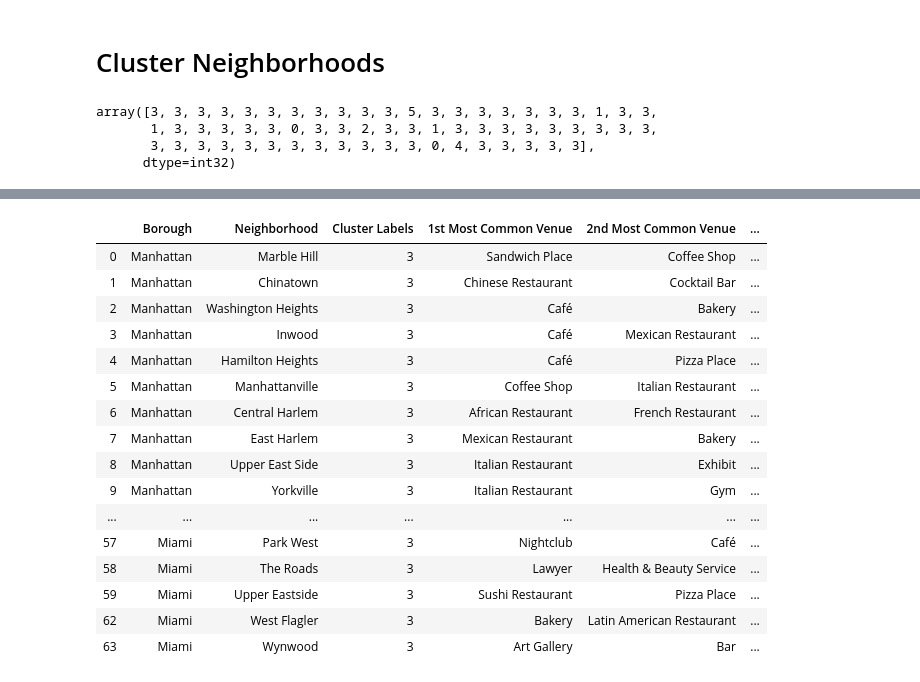
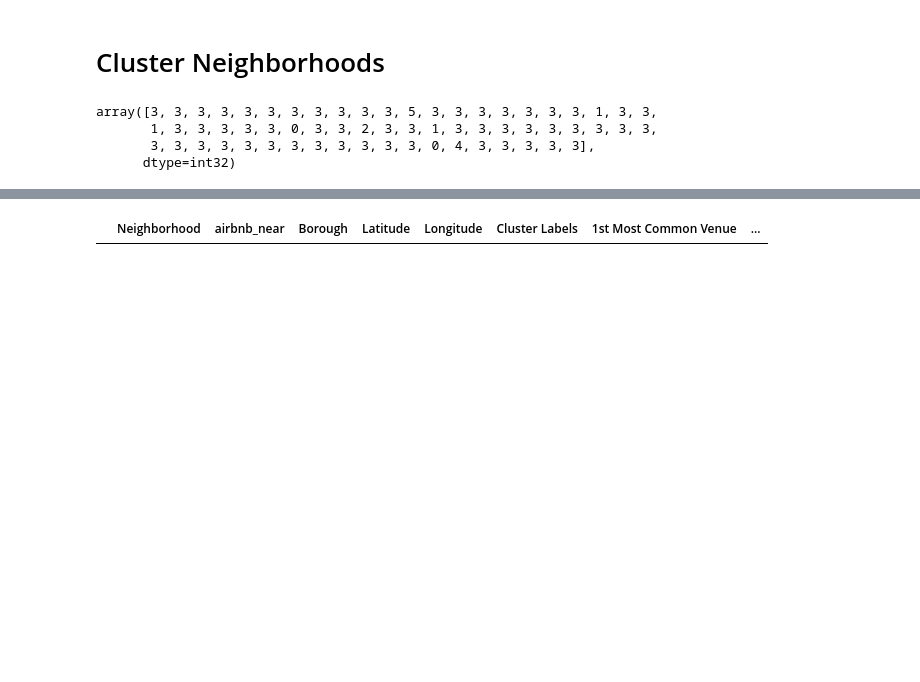
Before and after one commit to beltrewilton/Coursera_Capstone_DS_Final, a Jupyter notebook: notebooks/VenuesPopularityDataAnalysisofNewYork-Copy1.ipynb, the cells around one changed output, grey strips where cells are left out. Saved outputs shown, nothing was run; the diff lists cells and outputs as text; code cells hidden in the pictures; blank space fills up the shorter version.

```diff
--- a/notebooks/VenuesPopularityDataAnalysisofNewYork-Copy1.ipynb
+++ b/notebooks/VenuesPopularityDataAnalysisofNewYork-Copy1.ipynb
@@ -379,0 +368,4 @@ nyc_miami_venues.head(10)
+# %%
+# pd.merge(A_df, B_df,  how='left', left_on=['A_c1','c2'], right_on = ['B_c1','c2'])
+venues_airbnb_rel = pd.merge(nyc_miami_venues_airbnb, airbnb_grouped,  how='left', left_on=['Venue Latitude','Venue Longitude'], right_on = ['venue_latitude','venue_longitude'])
+venues_airbnb_rel.head()
@@ -408,9 +453,10 @@ There are 335 uniques categories.
 # Analyze Each Neighborhood --------------
 # one hot encoding
 nyc_miami_onehot = pd.get_dummies(nyc_miami_venues[['Venue Category']], prefix="", prefix_sep="")
-
+# print(list(nyc_miami_onehot.columns))
 nyc_miami_onehot.drop('Neighborhood', axis=1, inplace=True)
 # with method DataFrame.insert may resume some task.
-nyc_miami_onehot.insert(0, 'Neighborhood', nyc_miami_venues['Neighborhood'])
+nyc_miami_onehot.insert(0, 'Neighborhood', venues_airbnb_rel['Neighborhood'])
+nyc_miami_onehot.insert(1, 'airbnb_near', venues_airbnb_rel['airbnb_near'])
 nyc_miami_onehot.head()
 # %% [output]
@@ -429,8 +479,9 @@ nyc_miami_onehot.shape
 # %%
 %%time
+nyc_miami_grouped = nyc_miami_onehot.groupby('Neighborhood')[list(nyc_miami_onehot.columns[2:])].mean().reset_index()
+nyc_miami_grouped_airbnb_count = nyc_miami_onehot.groupby('Neighborhood')['airbnb_near'].sum().reset_index()
 
-nyc_miami_grouped = nyc_miami_onehot.groupby('Neighborhood').mean().reset_index()
 print(nyc_miami_grouped.shape)
-nyc_miami_grouped.head()
+nyc_miami_grouped.head(7)
 # %% [output]
 (63, 335)
@@ -517,26 +579,16 @@ array([3, 3, 3, 3, 3, 3, 3, 3, 3, 3, 3, 5, 3, 3, 3, 3, 3, 3, 3, 1, 3, 3,
 # add clustering labels
 neighborhoods_venues_sorted.insert(0, 'Cluster Labels', kmeans.labels_)
 nyc_miami_merged = neighborhoods
-print("nyc_miami_merged/neighborhoods  {}".format(neighborhoods.shape))
-print("neighborhoods_venues_sorted {}".format(neighborhoods_venues_sorted.shape))
 
-# join convert some infinite kmeans.labels_ bad bad ....
 nyc_miami_merged = nyc_miami_merged.join(neighborhoods_venues_sorted.set_index('Neighborhood'), on='Neighborhood')
-
-print("before isfinite {}".format(nyc_miami_merged.shape))
-# # nyc_miami_merged['Cluster Labels'].dropna(inplace=True)
-
-for n,h in enumerate(np.isfinite(nyc_miami_merged['Cluster Labels'])):
-    if not h:
-        print(nyc_miami_merged.values[n])
 
 # clear infinite labels after join
 nyc_miami_merged = nyc_miami_merged[np.isfinite(nyc_miami_merged['Cluster Labels'])]
 print("after... isfinite {}".format(nyc_miami_merged.shape))
-
 nyc_miami_merged['Cluster Labels'].dropna(inplace=True)
 print("drop NaN {}".format(nyc_miami_merged.shape))
 nyc_miami_merged['Cluster Labels'] = nyc_miami_merged['Cluster Labels'].astype(int)
+nyc_miami_merged = nyc_miami_grouped_airbnb_count.join(nyc_miami_merged.set_index('Neighborhood'), on='Neighborhood')
 
-nyc_miami_merged.head(100) # check the last columns!
+nyc_miami_merged.head(3) # check the last columns!
 # %% [output]
@@ -599,24 +636,8 @@ draw_map(miami_zone, 25.77427, -80.19366)
 # %% [output]
 [interactive output not drawn]
 # %%
-nyc_miami_merged.loc[nyc_miami_merged['Cluster Labels'] == 3, nyc_miami_merged.columns[[0] + list(range(3, nyc_miami_merged.shape[1]))]]
+nyc_miami_merged.loc[nyc_miami_merged['Cluster Labels'] == 6, nyc_miami_merged.columns[[0] + list(range(1, nyc_miami_merged.shape[1]))]]
 # %% [output]
-|  | Borough | Neighborhood | Cluster Labels | 1st Most Common Venue | 2nd Most Common Venue | ... |
-| 0 | Manhattan | Marble Hill | 3 | Sandwich Place | Coffee Shop | ... |
-| 1 | Manhattan | Chinatown | 3 | Chinese Restaurant | Cocktail Bar | ... |
-| 2 | Manhattan | Washington Heights | 3 | Café | Bakery | ... |
-| 3 | Manhattan | Inwood | 3 | Café | Mexican Restaurant | ... |
-| 4 | Manhattan | Hamilton Heights | 3 | Café | Pizza Place | ... |
-| 5 | Manhattan | Manhattanville | 3 | Coffee Shop | Italian Restaurant | ... |
-| 6 | Manhattan | Central Harlem | 3 | African Restaurant | French Restaurant | ... |
-| 7 | Manhattan | East Harlem | 3 | Mexican Restaurant | Bakery | ... |
-| 8 | Manhattan | Upper East Side | 3 | Italian Restaurant | Exhibit | ... |
-| 9 | Manhattan | Yorkville | 3 | Italian Restaurant | Gym | ... |
-| ... | ... | ... | ... | ... | ... | ... |
-| 57 | Miami | Park West | 3 | Nightclub | Café | ... |
-| 58 | Miami | The Roads | 3 | Lawyer | Health & Beauty Service | ... |
-| 59 | Miami | Upper Eastside | 3 | Sushi Restaurant | Pizza Place | ... |
-| 62 | Miami | West Flagler | 3 | Bakery | Latin American Restaurant | ... |
-| 63 | Miami | Wynwood | 3 | Art Gallery | Bar | ... |
+|  | Neighborhood | airbnb_near | Borough | Latitude | Longitude | Cluster Labels | 1st Most Common Venue | ... |
 # %%
 1
```
Also changed, not shown: parts of 22 cells of this notebook, 6 other files.
